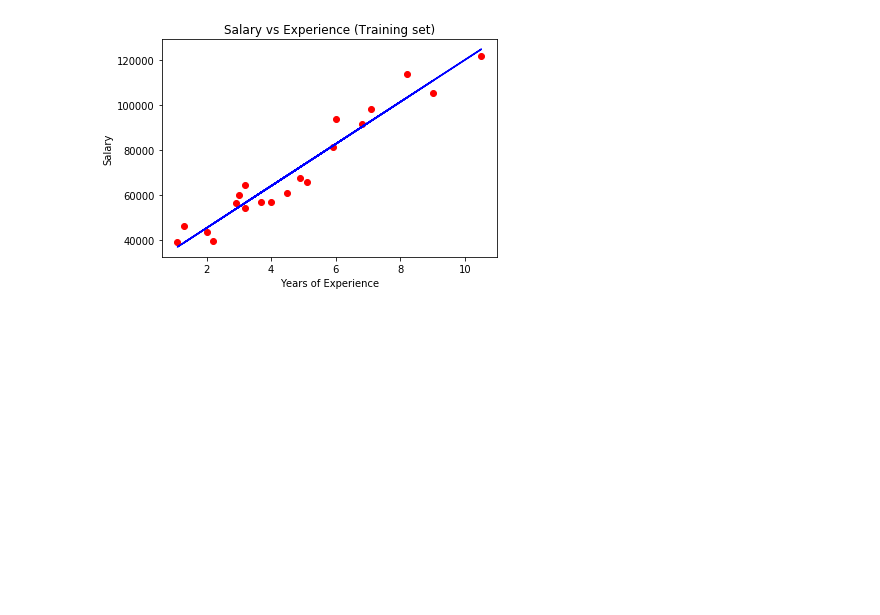
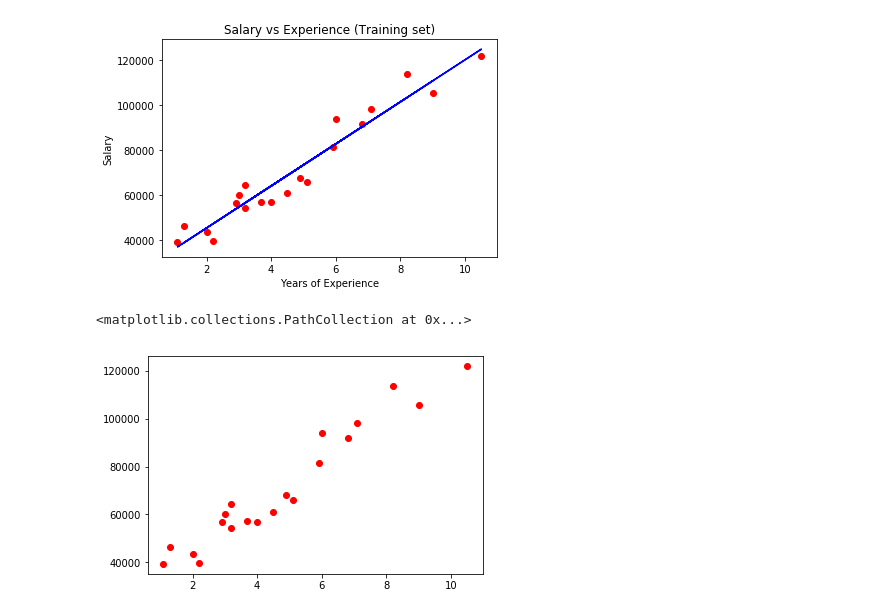
Before and after one commit to Rajathbharadwaj/SuperDataScience, a Jupyter notebook: Machine Learning A-Z/Part 2 - Regression/Section 4 - Simple Linear Regression/Simple_Linear_Regression/Untitled.ipynb, the cells around one changed output. Drawn from its saved outputs; the diff is of its cells as text; code cells hidden in the pictures; blank space fills up the shorter version.

```diff
--- a/Machine Learning A-Z/Part 2 - Regression/Section 4 - Simple Linear Regression/Simple_Linear_Regression/Untitled.ipynb
+++ b/Machine Learning A-Z/Part 2 - Regression/Section 4 - Simple Linear Regression/Simple_Linear_Regression/Untitled.ipynb
@@ -71,3 +71,8 @@ plt.ylabel('Salary')
 plt.show()
 # %% [output]
 [figure]
+# %%
+plt.scatter(X_train, y_train, color = 'red')h
+# %% [output]
+<matplotlib.collections.PathCollection at 0x...>
+[figure, added]
```
Also changed, not shown: parts of 1 cell of this notebook.
